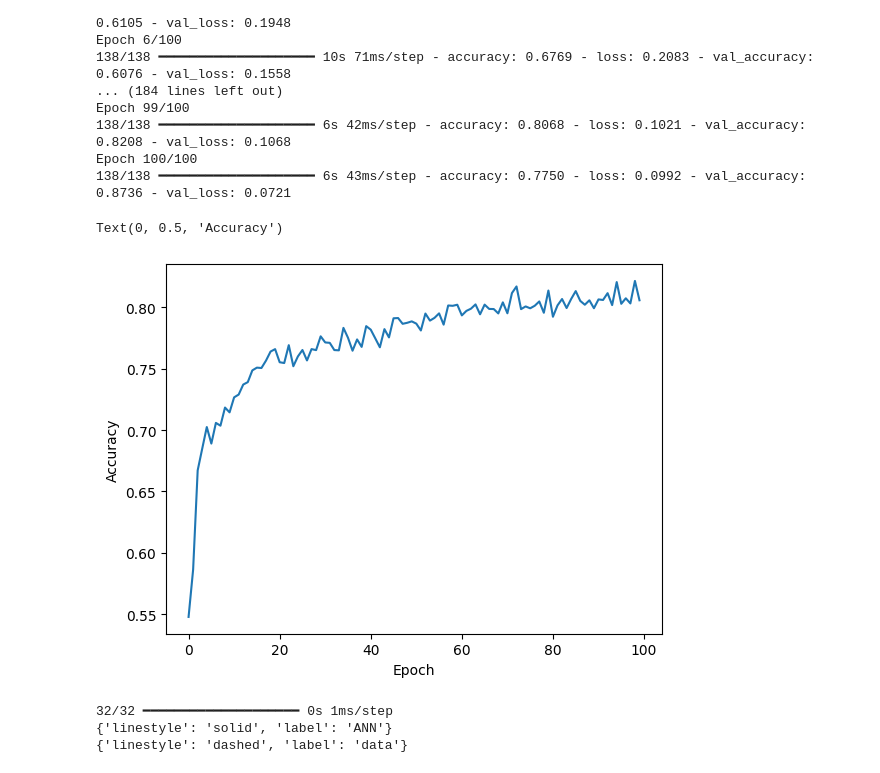
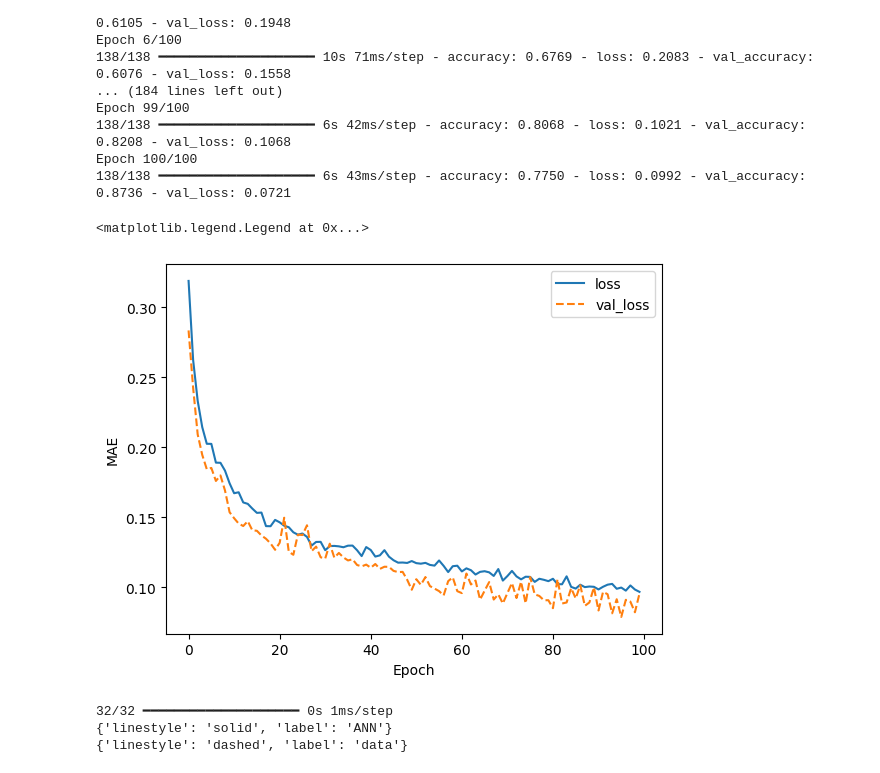
Before and after one commit to stinaper/tif285, a Jupyter notebook: doc/pub/Projects/Project2/TIF285_Project2.ipynb, the cells around one changed output. Drawn from its saved outputs; the diff is of its cells as text; code cells hidden in the pictures.

```diff
--- a/doc/pub/Projects/Project2/TIF285_Project2.ipynb
+++ b/doc/pub/Projects/Project2/TIF285_Project2.ipynb
@@ -475,12 +477,14 @@ Epoch 99/100
 Epoch 100/100
 138/138 ━━━━━━━━━━━━━━━━━━━━ 6s 43ms/step - accuracy: 0.7750 - loss: 0.0992 - val_accuracy: 0.8736 - val_loss: 0.0721
 # %%
-plt.plot(big_history.history['accuracy'])
+plt.plot(big_history.history['loss'], label = 'loss')
+plt.plot(history.history['val_loss'], linestyle='dashed', label = 'val_loss')
 plt.xlabel('Epoch')
-plt.ylabel('Accuracy')
+plt.ylabel('MAE')
+plt.legend()
 # %% [output]
-Text(0, 0.5, 'Accuracy')
+<matplotlib.legend.Legend at 0x...>
-[figure, old version]
+[figure, new version]
 # %%
 x, y = get_data(0)
 big_model_y = big_model.predict(x)
```
Also changed, not shown: parts of 1 cell of this notebook.
